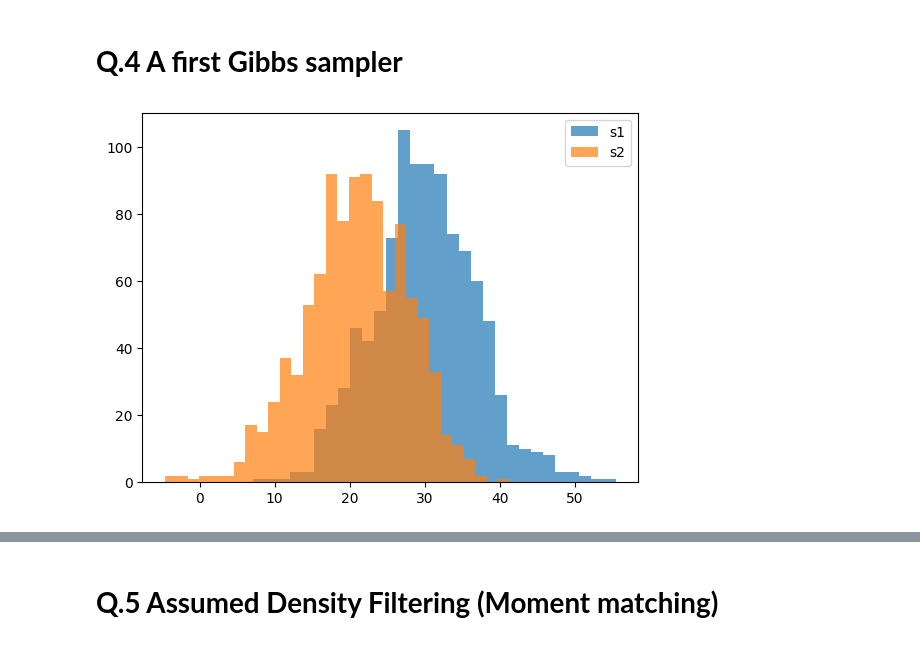
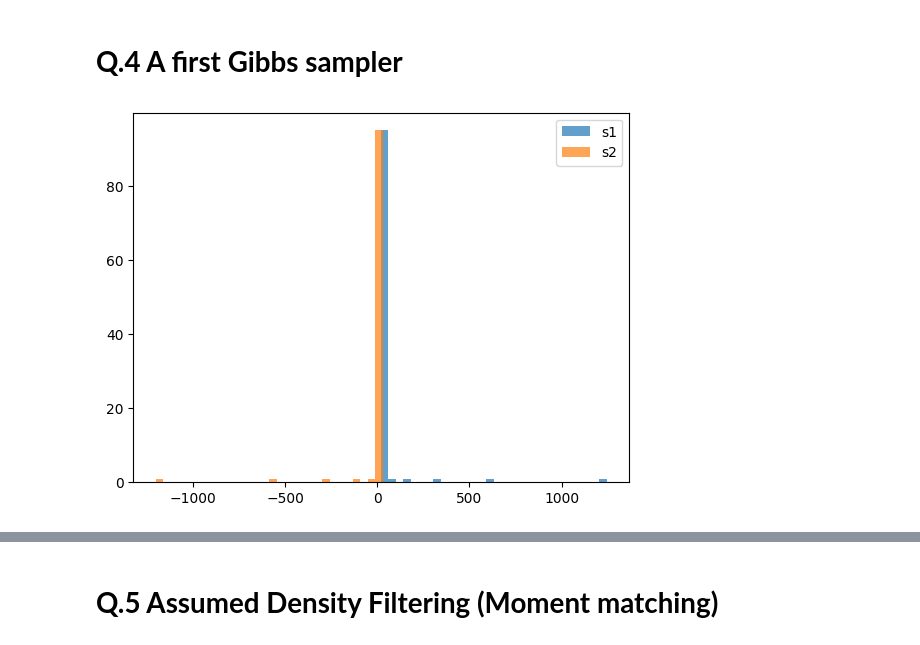
Before and after one commit to dannem1337/trueskill_py, a Jupyter notebook: APML_Gibbs_+_ADF.ipynb, the cells around one changed output, grey strips where cells are left out. Cells and saved outputs as stored; diff of their text form; code cells hidden in the pictures.

Commit message:
fixed sampler

```diff
--- a/APML_Gibbs_+_ADF.ipynb
+++ b/APML_Gibbs_+_ADF.ipynb
@@ -6,6 +6,7 @@ import matplotlib.pyplot as plt
 # **Q.4 A first Gibbs sampler**
 # %%
 import numpy as np
+from numpy.linalg import inv
 import scipy.stats as stats
 import matplotlib.pyplot as plt
 
@@ -19,18 +20,25 @@ beta = 4.166  # variance for performance difference
 # Function to sample s1 given s2 and t
 def sample_s1(s2, t, mu, sigma, beta):
     # Conditional mean and variance for s1 given t and s2
-    cond_var = 1 / (1/sigma**2 + 1/beta**2)
-    # print(cond_var)
-    cond_mean = cond_var * ((mu / sigma**2) + (t + s2) / beta**2)
-    # print(cond_mean)
-    return np.random.normal(cond_mean, np.sqrt(cond_var))
+    sigMatrix = np.array([[sigma, 0],[0,sigma]])
+    AtA = np.array([[1,-1],[-1,1]])
+    cond_var = inv(inv(sigMatrix) + (1/beta**2)*AtA)
+    muMatrix = np.array([[mu],[mu]])
+    At = np.array([[1],[-1]])
+    cond_mean = cond_var @ (inv(sigMatrix) @ muMatrix + (t/beta**2)*At)
+    return np.random.normal(cond_mean[0][0], np.sqrt(cond_var[0][0]))
 
 # Function to sample s2 given s1 and t
 def sample_s2(s1, t, mu, sigma, beta):
     # Conditional mean and variance for s2 given t and s1
+    sigMatrix = np.array([[sigma, 0],[0,sigma]])
+    A = np.array([[1,-1],[-1,1]])
     cond_var = 1 / (1/sigma**2 + 1/beta**2)
-    cond_mean = cond_var * ((mu / sigma**2) + (s1 - t) / beta**2)
-    return np.random.normal(cond_mean, np.sqrt(cond_var))
+    cond_var = inv(inv(sigMatrix) + (1/beta**2)*A)
+    muMatrix = np.array([[mu],[mu]])
+    A2 = np.array([[1],[-1]])
+    cond_mean = cond_var @(inv(sigMatrix) @ muMatrix + (t/beta**2)*A2)
+    return np.random.normal(cond_mean[1][0], np.sqrt(cond_var[1][1]))
 
 # Function to sample t (the performance difference) using truncated normal
 def sample_t(s1, s2, beta, y):
@@ -48,7 +56,7 @@ def gibbs_sampler(num_iterations, y):
     # Initialize s1 and s2 with their prior means
     s1 = mu
     s2 = mu
-    t = 0 #Initial guess
+    t = 5000 #Initial guess
 
     # Store samples of s1 and s2
     samples_s1 = []
@@ -57,32 +65,34 @@ def gibbs_sampler(num_iterations, y):
 
     for i in range(num_iterations):
 
         # Sample s1 given t and s2
         s1 = sample_s1(s2, t, mu, sigma, beta)
 
         # Sample s2 given t and s1
         s2 = sample_s2(s1, t, mu, sigma, beta)
 
         # Sample t given s1, s2, and y
         t = sample_t(s1, s2, beta, y)
 
         # Append samples to lists
         samples_s1.append(s1)
         samples_s2.append(s2)
         iterations.append(i)
 
     return np.array(samples_s1), np.array(samples_s2), iterations
 
 # Example: Run Gibbs Sampler with 1000 iterations
-num_iterations = 1000
+num_iterations = 100
 y = 1  # Player 1 wins
+burn_in = 100
 samples_s1, samples_s2, iterations = gibbs_sampler(num_iterations, y)
+# Example: Run Gibbs Sampler with 1000 iterations
 
 # Plot histograms of the samples for s1 and s2
 plt.figure(1)
 plt.hist(samples_s1, bins=30, alpha=0.7, label='s1')
 plt.hist(samples_s2, bins=30, alpha=0.7, label='s2')
 plt.legend()
 plt.show()
 # %% [output]
-[figure, old version]
+[figure, new version]
```
Also changed, not shown: parts of 24 cells of this notebook.
